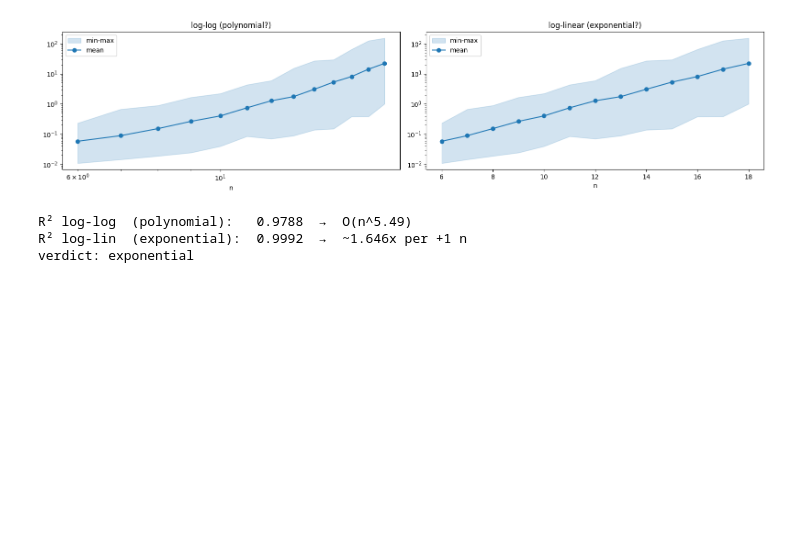
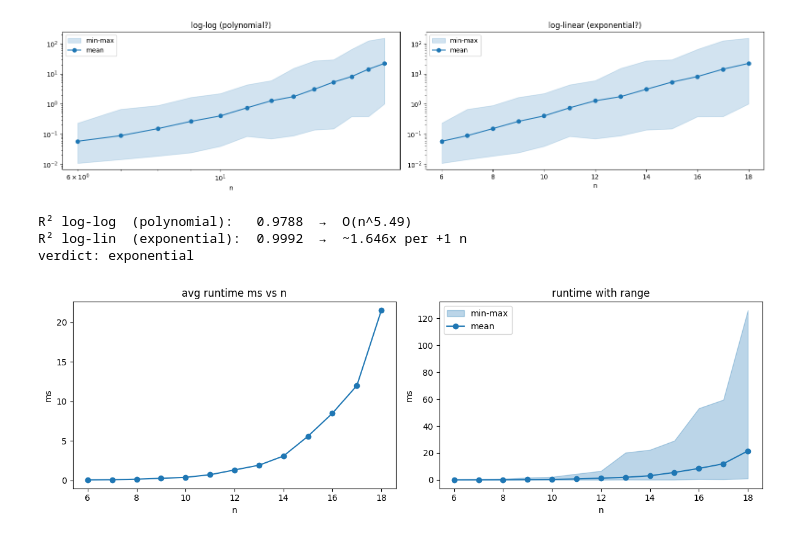
Before and after one commit to CursorwebGames/2DThreePen, a Jupyter notebook: research/experiments/rust_preview.ipynb, the cells around one changed output. Saved outputs shown, nothing was run; the diff lists cells and outputs as text; code cells hidden in the pictures; blank space fills up the shorter version.

```diff
--- a/research/experiments/rust_preview.ipynb
+++ b/research/experiments/rust_preview.ipynb
@@ -57,6 +64,25 @@ print(f"verdict: {verdict}")
 R² log-log  (polynomial):   0.9788  →  O(n^5.49)
 R² log-lin  (exponential):  0.9992  →  ~1.646x per +1 n
 verdict: exponential
+# %%
+fig, (ax1, ax2) = plt.subplots(1, 2, figsize=(12, 4))
+
+means = np.array([np.mean(all_data[n]["ms"]) for n in ns_to_plot])
+lows  = np.array([np.min(all_data[n]["ms"])  for n in ns_to_plot])
+highs = np.array([np.max(all_data[n]["ms"])  for n in ns_to_plot])
+
+ax1.plot(ns_to_plot, means, marker="o")
+ax1.set_xlabel("n"); ax1.set_ylabel("ms"); ax1.set_title("avg runtime ms vs n")
+
+ax2.fill_between(ns_to_plot, lows, highs, alpha=0.3, color="tab:blue", label="min-max")
+ax2.plot(ns_to_plot, means, marker="o", color="tab:blue", label="mean")
+ax2.set_xlabel("n"); ax2.set_ylabel("ms"); ax2.set_title("runtime with range")
+ax2.legend()
+
+plt.tight_layout()
+plt.show()
+# %% [output]
+[figure, added]
 # %%
 from scipy.stats import gaussian_kde
 
```
Also changed, not shown: parts of 10 cells of this notebook, 5 other files.
